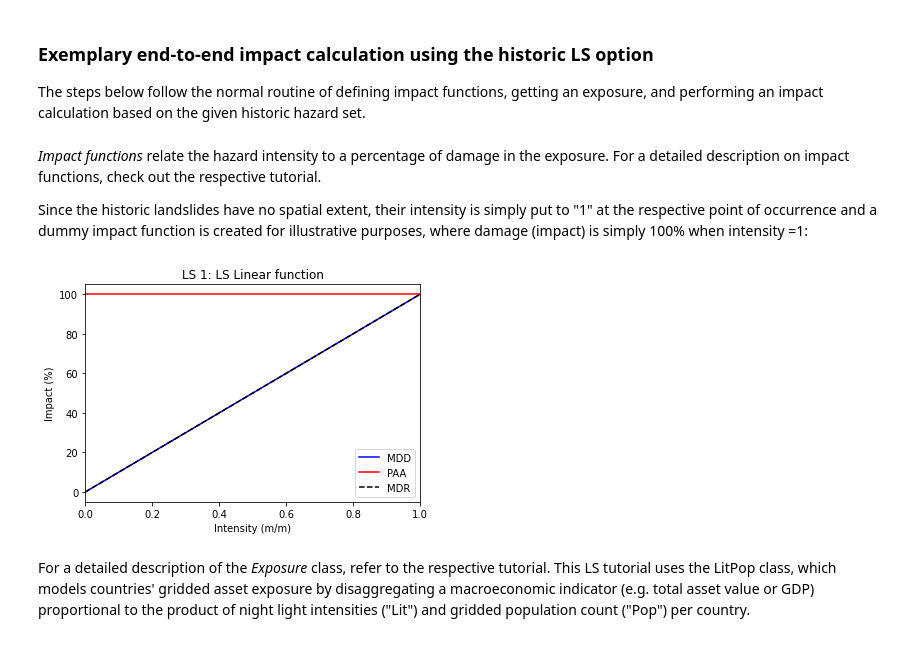
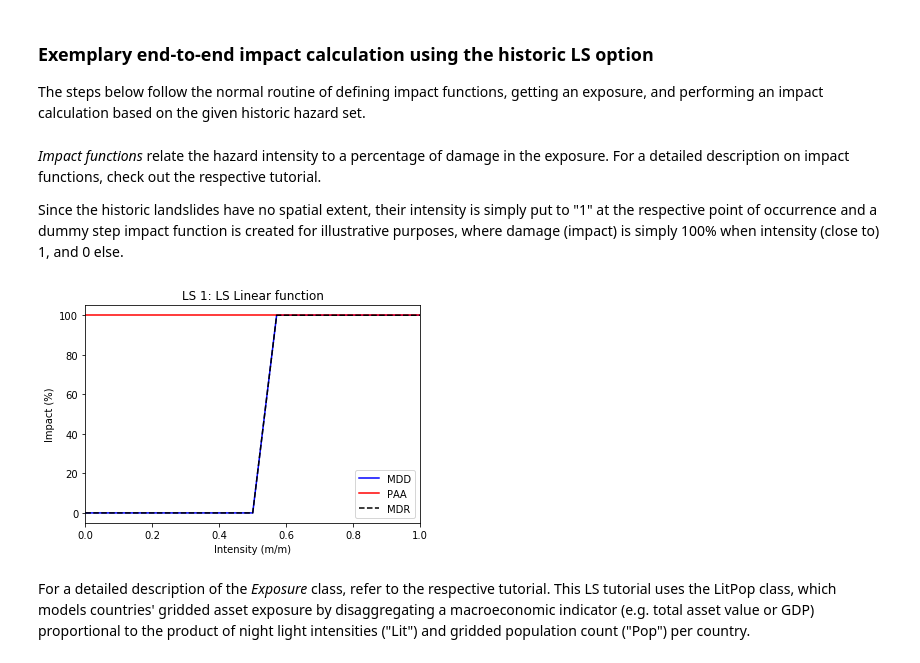
Before and after one commit to mmyrte/climada_python, a Jupyter notebook: doc/tutorial/climada_hazard_Landslide.ipynb, the cells around one changed output. Drawn from its saved outputs; the diff is of its cells as text; code cells hidden in the pictures.

Commit message:
refactor prob ls functions

```diff
--- a/doc/tutorial/climada_hazard_Landslide.ipynb
+++ b/doc/tutorial/climada_hazard_Landslide.ipynb
@@ -51,23 +52,23 @@ The steps below follow the normal routine of defining impact functions, getting
 # %% [markdown]
 *Impact functions* relate the hazard intensity to a percentage of damage in the exposure. For a detailed description on impact functions, check out the respective tutorial.
 
-Since the historic landslides have no spatial extent, their intensity is simply put to "1" at the respective point of occurrence and a dummy impact function is created for illustrative purposes, where damage (impact) is simply 100% when intensity =1:
+Since the historic landslides have no spatial extent, their intensity is simply put to "1" at the respective point of occurrence and a dummy step impact function is created for illustrative purposes, where damage (impact) is simply 100% when intensity (close to) 1, and 0 else.
 # %%
 # Set impact function (see tutorial climada_entity_ImpactFuncSet)
 if_LS_hist = ImpactFunc()
 if_LS_hist.haz_type = 'LS'
 if_LS_hist.id = 1
 if_LS_hist.name = 'LS Linear function'
 if_LS_hist.intensity_unit = 'm/m'
 if_LS_hist.intensity = np.linspace(0, 1, num=15)
-if_LS_hist.mdd = np.sort(np.linspace(0, 1, num=15))
+if_LS_hist.mdd = np.sort(np.array([0,0,0,0,0,0,0,0,1., 1., 1., 1., 1., 1., 1.]))
 if_LS_hist.paa = np.sort(np.linspace(1, 1, num=15))
 if_LS_hist.check()
 if_LS_hist.plot()
 ifset_LS_hist = ImpactFuncSet()
 ifset_LS_hist.append(if_LS_hist)
 # %% [output]
-[figure, old version]
+[figure, new version]
 # %% [markdown]
 For a detailed description of the *Exposure* class, refer to the respective tutorial.
 This LS tutorial uses the LitPop class, which models countries' gridded asset exposure by disaggregating a macroeconomic indicator (e.g. total asset value or GDP) proportional to the product of night light intensities ("Lit") and gridded population count ("Pop") per country.
```
Also changed, not shown: parts of 11 cells of this notebook, 1 other file.
